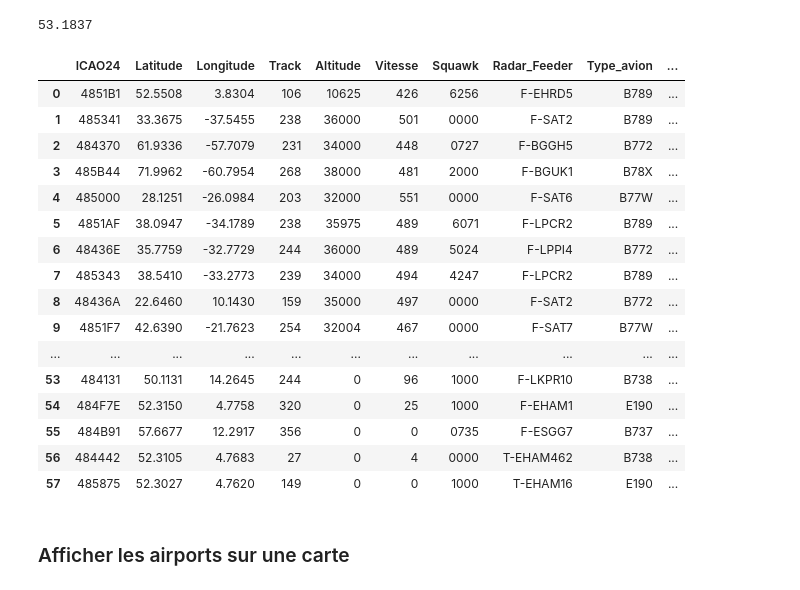
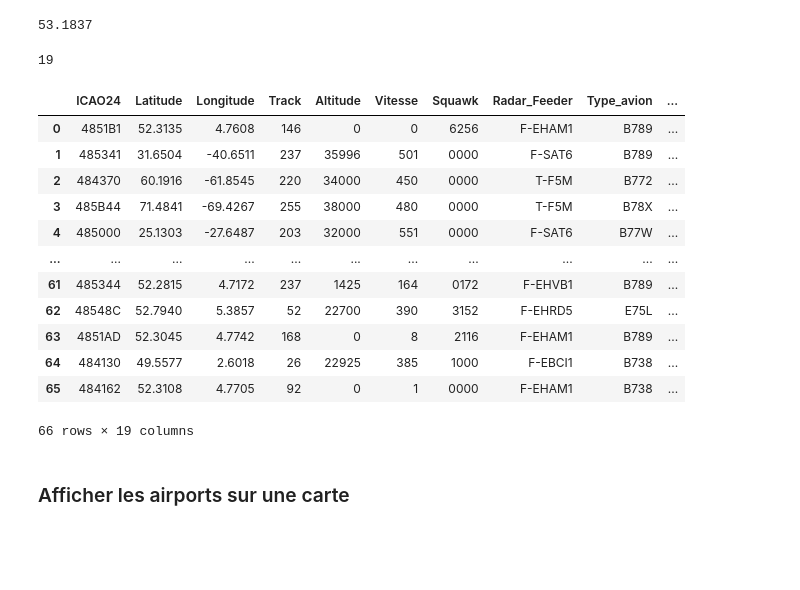
Before and after one commit to annevogel13/lifradaravion, a Jupyter notebook: Origin_Loris_Continue_Anne.ipynb, the cells around one changed output. Cells and saved outputs as stored; diff of their text form; code cells hidden in the pictures; blank space fills up the shorter version.

```diff
--- a/Origin_Loris_Continue_Anne.ipynb
+++ b/Origin_Loris_Continue_Anne.ipynb
@@ -266,35 +214,35 @@ list(flights.values())[2][1]
 # %%
 row_f = [];
 key_list = ['ICAO24', 'Latitude', 'Longitude','Track', 'Altitude', 'Vitesse', 'Squawk', 'Radar_Feeder', 'Type_avion', 'Registration','Temps_UNIX', 'Depart', 'Arrivee', 'Num_IATA', 'On_ground','Vertical_Speed','Num_ICAO', 'Z', 'Code_ICAO']
-for j in range(2, number_of_rows-1):
+print(len(une_flight_info))
+
+for j in range(0, len(flights)): # let op de waarden in de loop
+
     tmp = []
 
-    for i in range(0, longueur_flight_info):
+    for i in range(0, len(key_list)):
       tmp.append(list(flights.values())[j][i])
 
     row_f.append(tmp)
 
 flights_df = pd.DataFrame(data = row_f, columns =key_list)
 
 flights_df
 # %% [output]
+19
 |  | ICAO24 | Latitude | Longitude | Track | Altitude | Vitesse | Squawk | Radar_Feeder | Type_avion | ... |
-| 0 | 4851B1 | 52.5508 | 3.8304 | 106 | 10625 | 426 | 6256 | F-EHRD5 | B789 | ... |
-| 1 | 485341 | 33.3675 | -37.5455 | 238 | 36000 | 501 | 0000 | F-SAT2 | B789 | ... |
-| 2 | 484370 | 61.9336 | -57.7079 | 231 | 34000 | 448 | 0727 | F-BGGH5 | B772 | ... |
-| 3 | 485B44 | 71.9962 | -60.7954 | 268 | 38000 | 481 | 2000 | F-BGUK1 | B78X | ... |
-| 4 | 485000 | 28.1251 | -26.0984 | 203 | 32000 | 551 | 0000 | F-SAT6 | B77W | ... |
-| 5 | 4851AF | 38.0947 | -34.1789 | 238 | 35975 | 489 | 6071 | F-LPCR2 | B789 | ... |
-| 6 | 48436E | 35.7759 | -32.7729 | 244 | 36000 | 489 | 5024 | F-LPPI4 | B772 | ... |
-| 7 | 485343 | 38.5410 | -33.2773 | 239 | 34000 | 494 | 4247 | F-LPCR2 | B789 | ... |
-| 8 | 48436A | 22.6460 | 10.1430 | 159 | 35000 | 497 | 0000 | F-SAT2 | B772 | ... |
-| 9 | 4851F7 | 42.6390 | -21.7623 | 254 | 32004 | 467 | 0000 | F-SAT7 | B77W | ... |
+| 0 | 4851B1 | 52.3135 | 4.7608 | 146 | 0 | 0 | 6256 | F-EHAM1 | B789 | ... |
+| 1 | 485341 | 31.6504 | -40.6511 | 237 | 35996 | 501 | 0000 | F-SAT6 | B789 | ... |
+| 2 | 484370 | 60.1916 | -61.8545 | 220 | 34000 | 450 | 0000 | T-F5M | B772 | ... |
+| 3 | 485B44 | 71.4841 | -69.4267 | 255 | 38000 | 480 | 0000 | T-F5M | B78X | ... |
+| 4 | 485000 | 25.1303 | -27.6487 | 203 | 32000 | 551 | 0000 | F-SAT6 | B77W | ... |
 | ... | ... | ... | ... | ... | ... | ... | ... | ... | ... | ... |
-| 53 | 484131 | 50.1131 | 14.2645 | 244 | 0 | 96 | 1000 | F-LKPR10 | B738 | ... |
-| 54 | 484F7E | 52.3150 | 4.7758 | 320 | 0 | 25 | 1000 | F-EHAM1 | E190 | ... |
-| 55 | 484B91 | 57.6677 | 12.2917 | 356 | 0 | 0 | 0735 | F-ESGG7 | B737 | ... |
-| 56 | 484442 | 52.3105 | 4.7683 | 27 | 0 | 4 | 0000 | T-EHAM462 | B738 | ... |
-| 57 | 485875 | 52.3027 | 4.7620 | 149 | 0 | 0 | 1000 | T-EHAM16 | E190 | ... |
+| 61 | 485344 | 52.2815 | 4.7172 | 237 | 1425 | 164 | 0172 | F-EHVB1 | B789 | ... |
+| 62 | 48548C | 52.7940 | 5.3857 | 52 | 22700 | 390 | 3152 | F-EHRD5 | E75L | ... |
+| 63 | 4851AD | 52.3045 | 4.7742 | 168 | 0 | 8 | 2116 | F-EHAM1 | B789 | ... |
+| 64 | 484130 | 49.5577 | 2.6018 | 26 | 22925 | 385 | 1000 | F-EBCI1 | B738 | ... |
+| 65 | 484162 | 52.3108 | 4.7705 | 92 | 0 | 1 | 0000 | F-EHAM1 | B738 | ... |
+66 rows × 19 columns
 # %% [markdown]
 ### Afficher les airports sur une carte
 # %%
```
Also changed, not shown: parts of 7 cells of this notebook.
